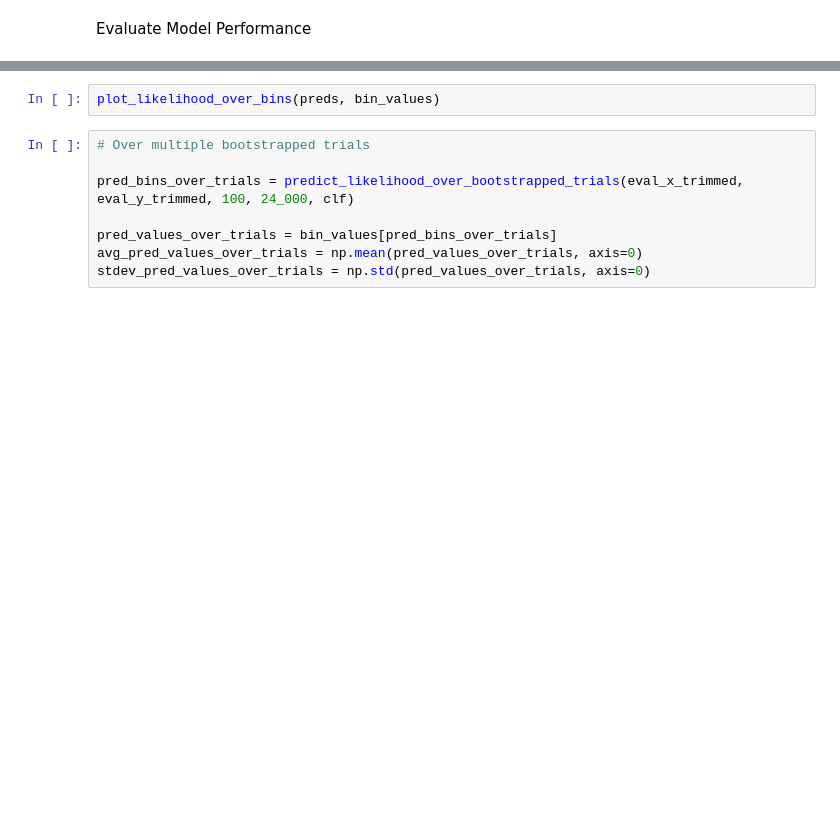
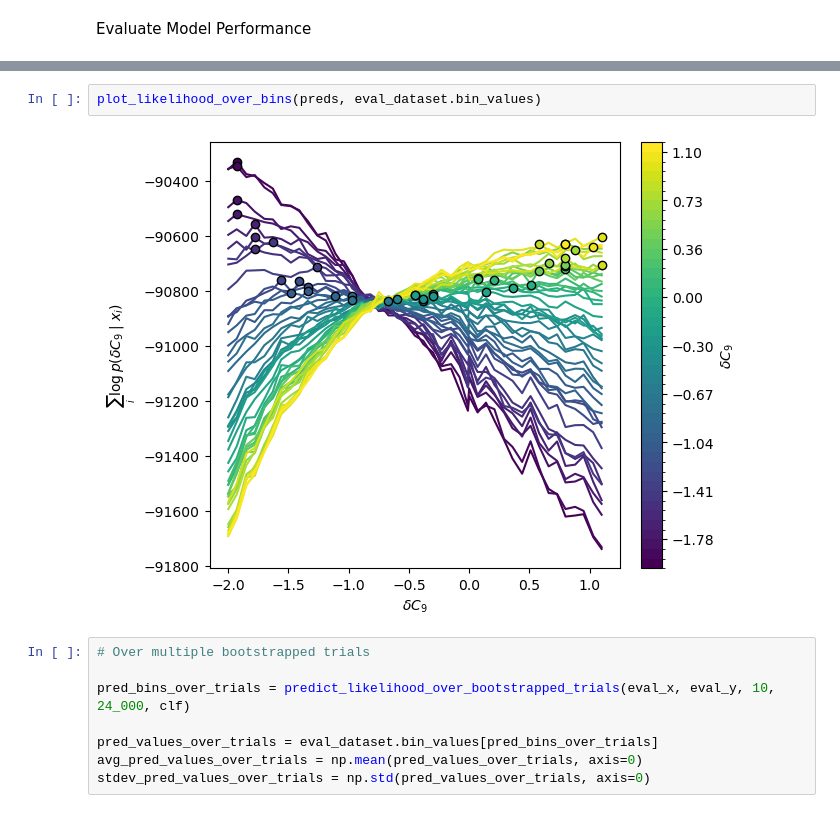
Before and after one commit to ethanlee20/btokstll, a Jupyter notebook: logic/scripts/ebe_bdt.ipynb, the cells around one changed output, grey strips where cells are left out. Cells and saved outputs as stored; diff of their text form; blank space fills up the shorter version.

```diff
--- a/logic/scripts/ebe_bdt.ipynb
+++ b/logic/scripts/ebe_bdt.ipynb
@@ -222,12 +139,14 @@ boot_x, boot_y = bootstrap_over_bins(eval_x_trimmed, eval_y_trimmed, 24_000)
 preds = predict_likelihood_over_bins(boot_x, boot_y, clf)
 # %%
-plot_likelihood_over_bins(preds, bin_values)
+plot_likelihood_over_bins(preds, eval_dataset.bin_values)
+# %% [output]
+[figure, added]
 # %%
 # Over multiple bootstrapped trials
 
-pred_bins_over_trials = predict_likelihood_over_bootstrapped_trials(eval_x_trimmed, eval_y_trimmed, 100, 24_000, clf)
+pred_bins_over_trials = predict_likelihood_over_bootstrapped_trials(eval_x, eval_y, 10, 24_000, clf)
 
-pred_values_over_trials = bin_values[pred_bins_over_trials]
+pred_values_over_trials = eval_dataset.bin_values[pred_bins_over_trials]
 avg_pred_values_over_trials = np.mean(pred_values_over_trials, axis=0)
 stdev_pred_values_over_trials = np.std(pred_values_over_trials, axis=0)
 # %%
```
Also changed, not shown: parts of 11 cells of this notebook, 39 other files.
